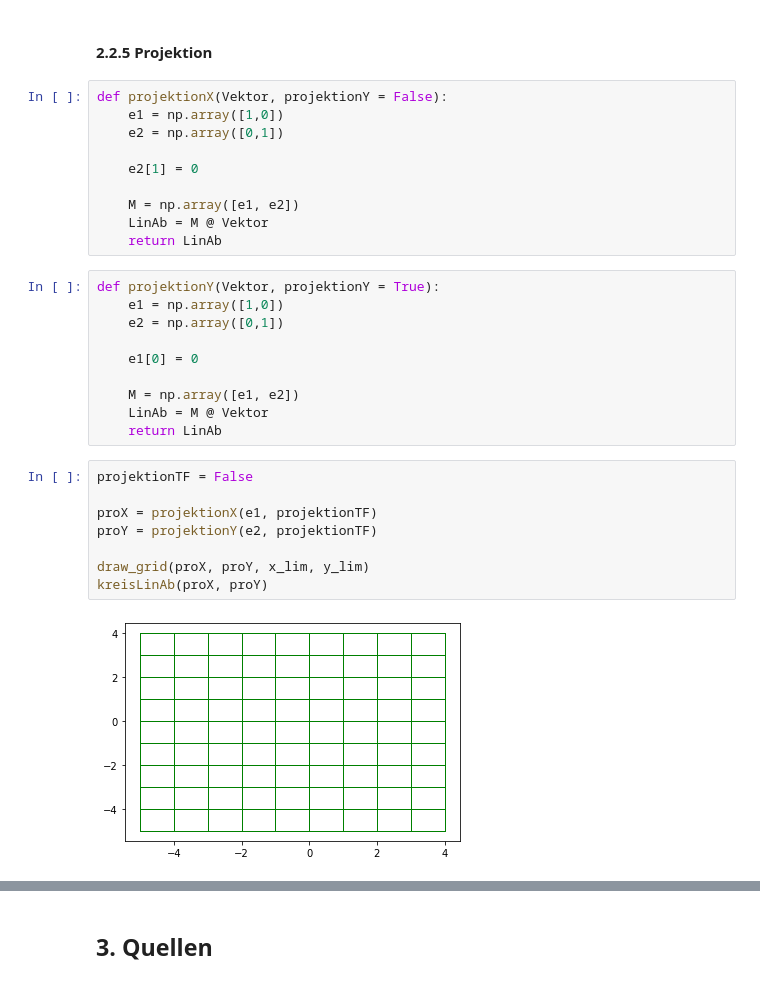
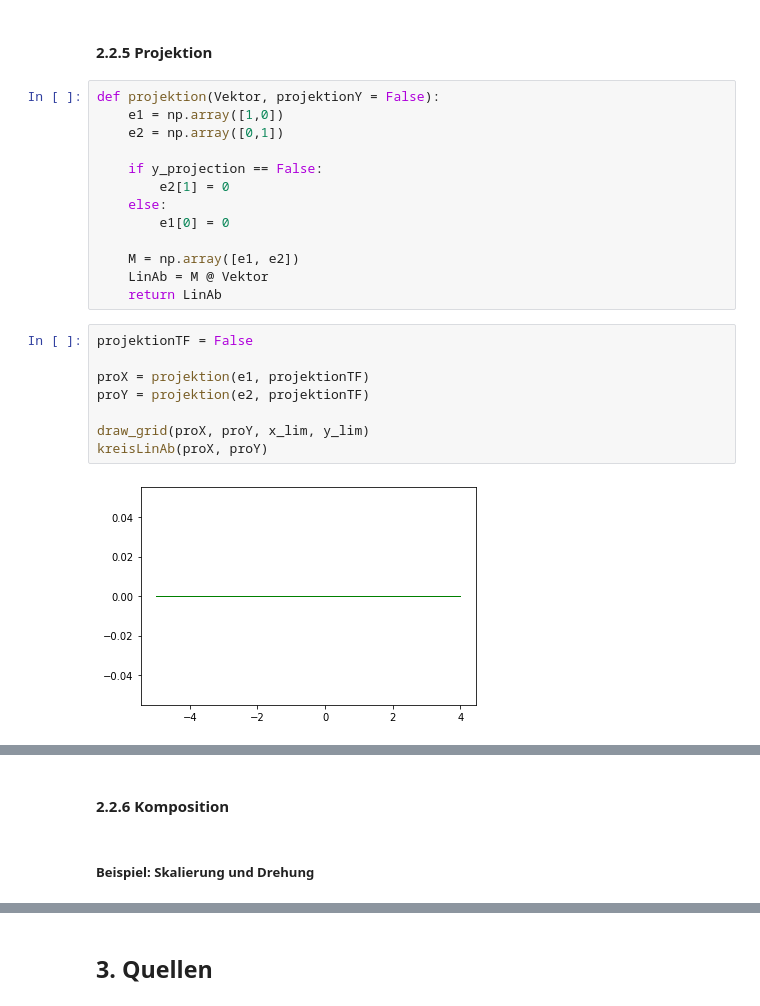
Before and after one commit to greatmerlin/SA_Lineare_Transformationen, a Jupyter notebook: Lineare_Transformationen.ipynb, the cells around one changed output, grey strips where cells are left out. Saved outputs shown, nothing was run; the diff lists cells and outputs as text.

```diff
--- a/Lineare_Transformationen.ipynb
+++ b/Lineare_Transformationen.ipynb
@@ -344,32 +344,25 @@ kreisLinAb(spiegelX, spiegelY)
 # %% [markdown]
 #### 2.2.5 Projektion
 # %%
-def projektionX(Vektor, projektionY = False):
+def projektion(Vektor, projektionY = False):
     e1 = np.array([1,0])
     e2 = np.array([0,1])
 
-    e2[1] = 0
+    if y_projection == False:
+        e2[1] = 0
+    else:
+        e1[0] = 0
 
     M = np.array([e1, e2])
     LinAb = M @ Vektor
     return LinAb
-# %%
-def projektionY(Vektor, projektionY = True):
-    e1 = np.array([1,0])
-    e2 = np.array([0,1])
-
-    e1[0] = 0
-
-    M = np.array([e1, e2])
-    LinAb = M @ Vektor
-    return LinAb
 # %%
 projektionTF = False
 
-proX = projektionX(e1, projektionTF)
-proY = projektionY(e2, projektionTF)
+proX = projektion(e1, projektionTF)
+proY = projektion(e2, projektionTF)
 
 draw_grid(proX, proY, x_lim, y_lim)
 kreisLinAb(proX, proY)
 # %% [output]
-[figure, old version]
+[figure, new version]
@@ -376,0 +370,4 @@ kreisLinAb(proX, proY)
+# %% [markdown]
+#### 2.2.6 Komposition
+# %% [markdown]
+##### Beispiel: Skalierung und Drehung
```
Also changed, not shown: parts of 2 cells of this notebook.
